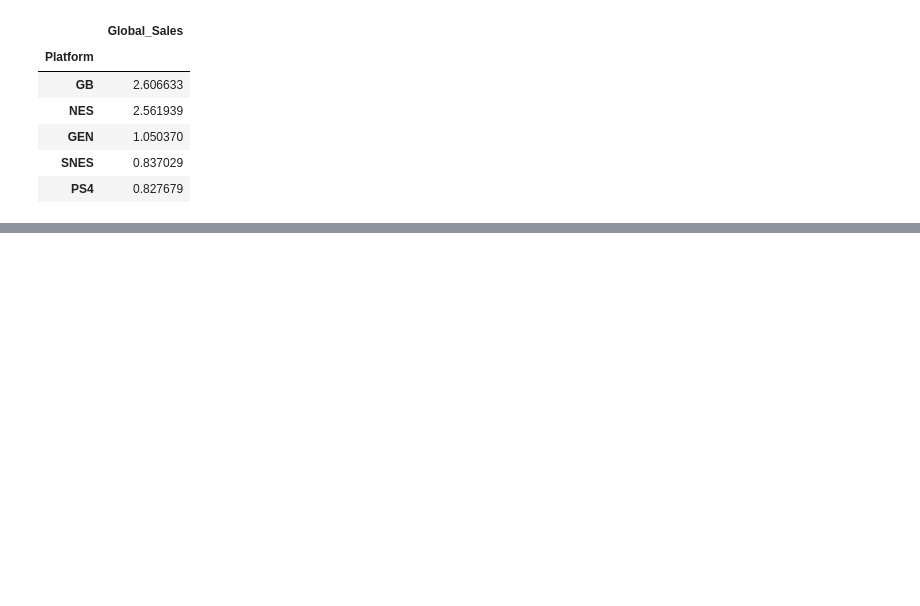
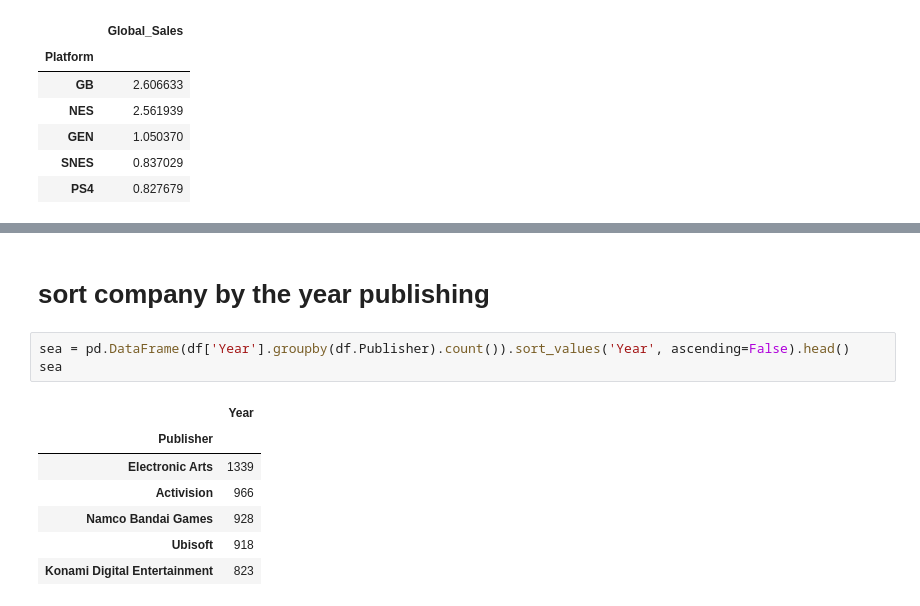
Before and after one commit to andriiglukhyi/data-science, a Jupyter notebook: vg-stats.ipynb, the cells around one changed output, grey strips where cells are left out. Saved outputs shown, nothing was run; the diff lists cells and outputs as text; blank space fills up the shorter version.

```diff
--- a/vg-stats.ipynb
+++ b/vg-stats.ipynb
@@ -113,0 +135,13 @@ wii.head()
+# %% [markdown]
+# sort company by the year publishing
+# %%
+sea = pd.DataFrame(df['Year'].groupby(df.Publisher).count()).sort_values('Year', ascending=False).head()
+sea
+# %% [output]
+|  | Year |
+| Publisher |  |
+| Electronic Arts | 1339 |
+| Activision | 966 |
+| Namco Bandai Games | 928 |
+| Ubisoft | 918 |
+| Konami Digital Entertainment | 823 |
```
Also changed, not shown: parts of 3 cells of this notebook, 1 other file.
